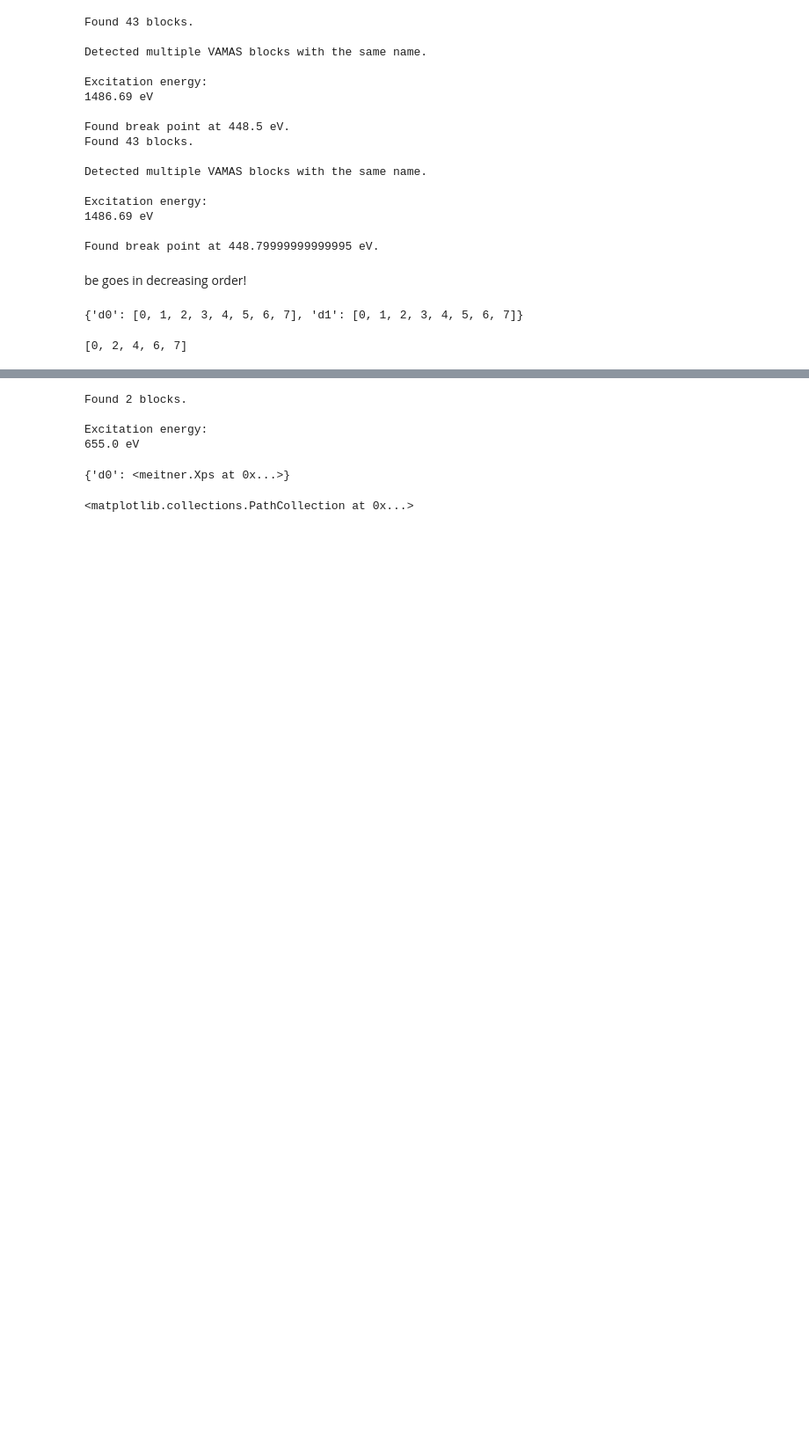
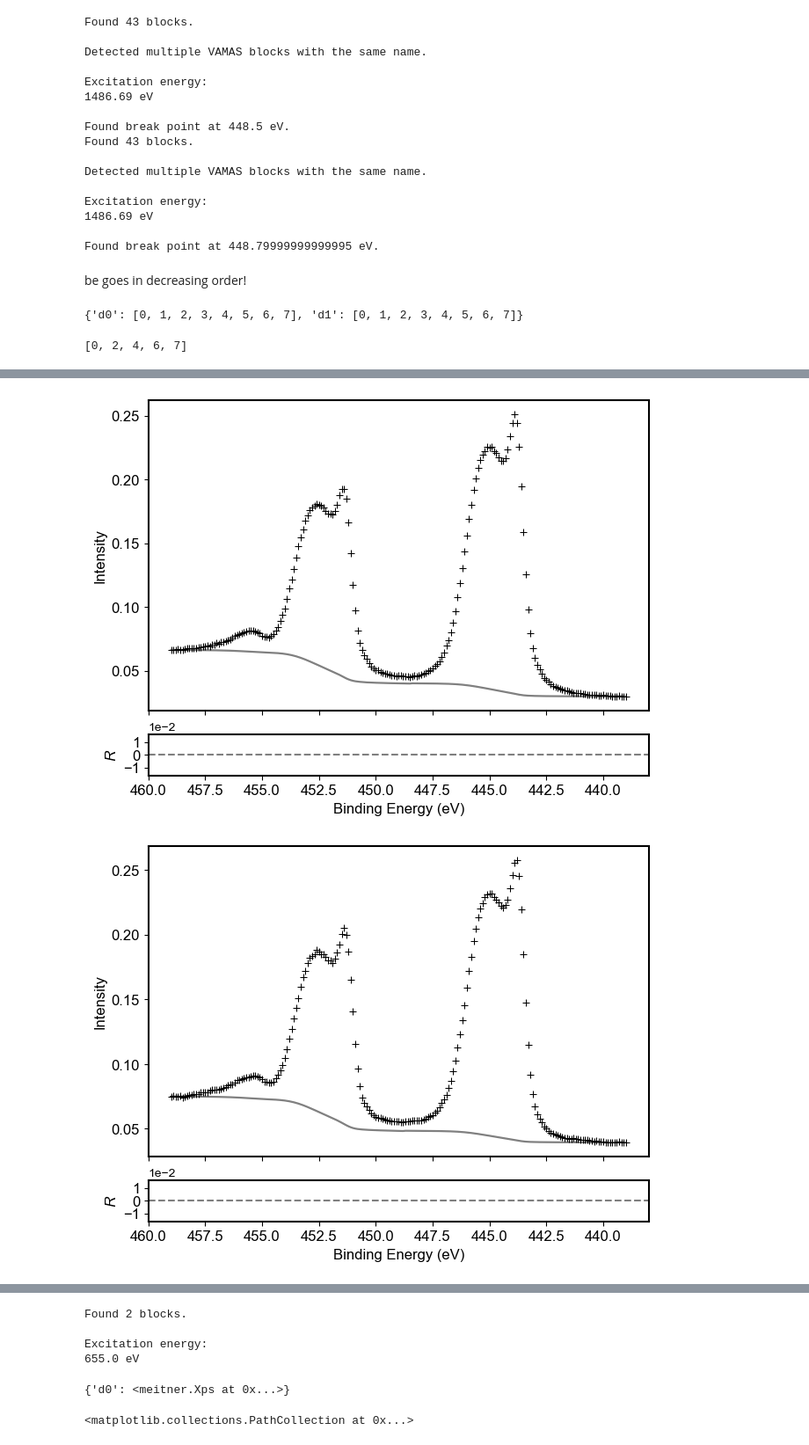
Before and after one commit to picklerixs/meitner, a Jupyter notebook: xarray_test.ipynb, the cells around one changed output, grey strips where cells are left out. Shown: that part at 88% size. Cells and saved outputs as stored; diff of their text form; code cells hidden in the pictures; blank space fills up the shorter version.

```diff
--- a/xarray_test.ipynb
+++ b/xarray_test.ipynb
@@ -71,3 +87,8 @@ for i in range(6,8,1):
+# %%
+fit.plot_separate(subtract_bg=False, display_bg=True)
+# %% [output]
+[figure, added]
+[figure, added]
 # %%
 fit.constrain_parameter_to_reference(param_id='sigma', peak_ids=[i for i in range(0,6,2)], reference_peak_id=0, reference_peak_key='d0', value=0.5, min=0, max=1)
 # %%
```
Also changed, not shown: parts of 4 cells of this notebook, 1 other file.
